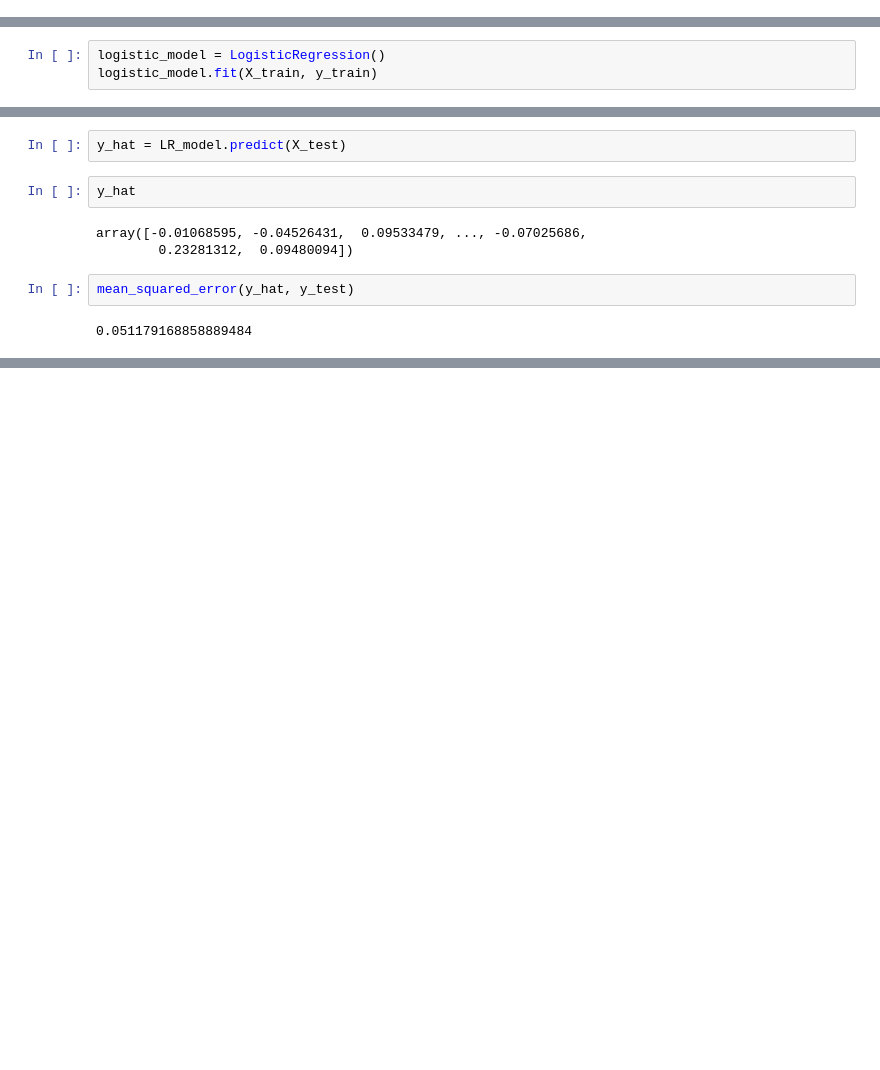
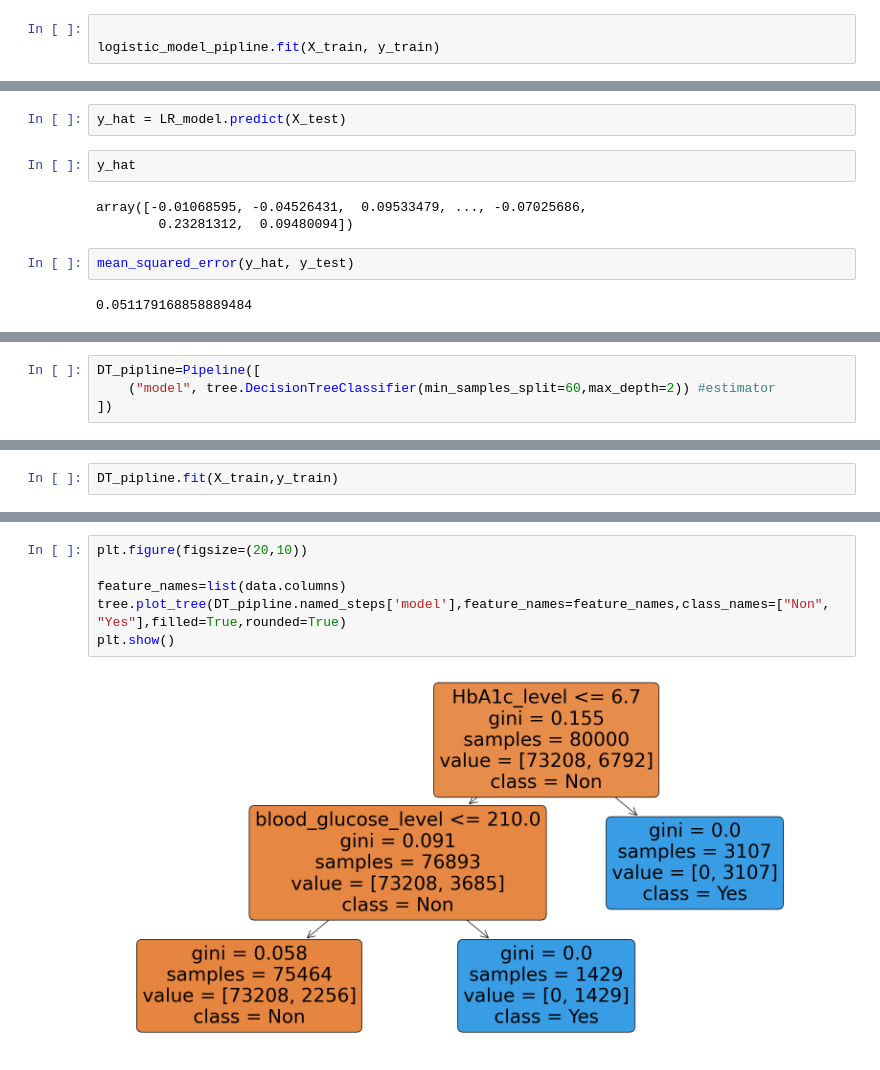
Before and after one commit to sabasaid1/projectML, a Jupyter notebook: MLProject1.ipynb, the cells around one changed output, grey strips where cells are left out. Drawn from its saved outputs; the diff is of its cells as text; blank space fills up the shorter version.

```diff
--- a/MLProject1.ipynb
+++ b/MLProject1.ipynb
@@ -150,0 +213,3 @@ LinearRegression()
+# %%
+
+logistic_model_pipline.fit(X_train, y_train)
@@ -194,3 +220,0 @@ R-squared: 0.3447543280602635
-# %%
-logistic_model = LogisticRegression()
-logistic_model.fit(X_train, y_train)
@@ -261,0 +368,4 @@ mean_squared_error(y_hat, y_test)
+# %%
+DT_pipline=Pipeline([
+    ("model", tree.DecisionTreeClassifier(min_samples_split=60,max_depth=2)) #estimator
+])
@@ -261,0 +379,2 @@ mean_squared_error(y_hat, y_test)
+# %%
+DT_pipline.fit(X_train,y_train)
@@ -261,0 +411,8 @@ mean_squared_error(y_hat, y_test)
+# %%
+plt.figure(figsize=(20,10))
+
+feature_names=list(data.columns)
+tree.plot_tree(DT_pipline.named_steps['model'],feature_names=feature_names,class_names=["Non", "Yes"],filled=True,rounded=True)
+plt.show()
+# %% [output]
+[figure, added]
```
Also changed, not shown: parts of 46 cells of this notebook, 5 other files.
